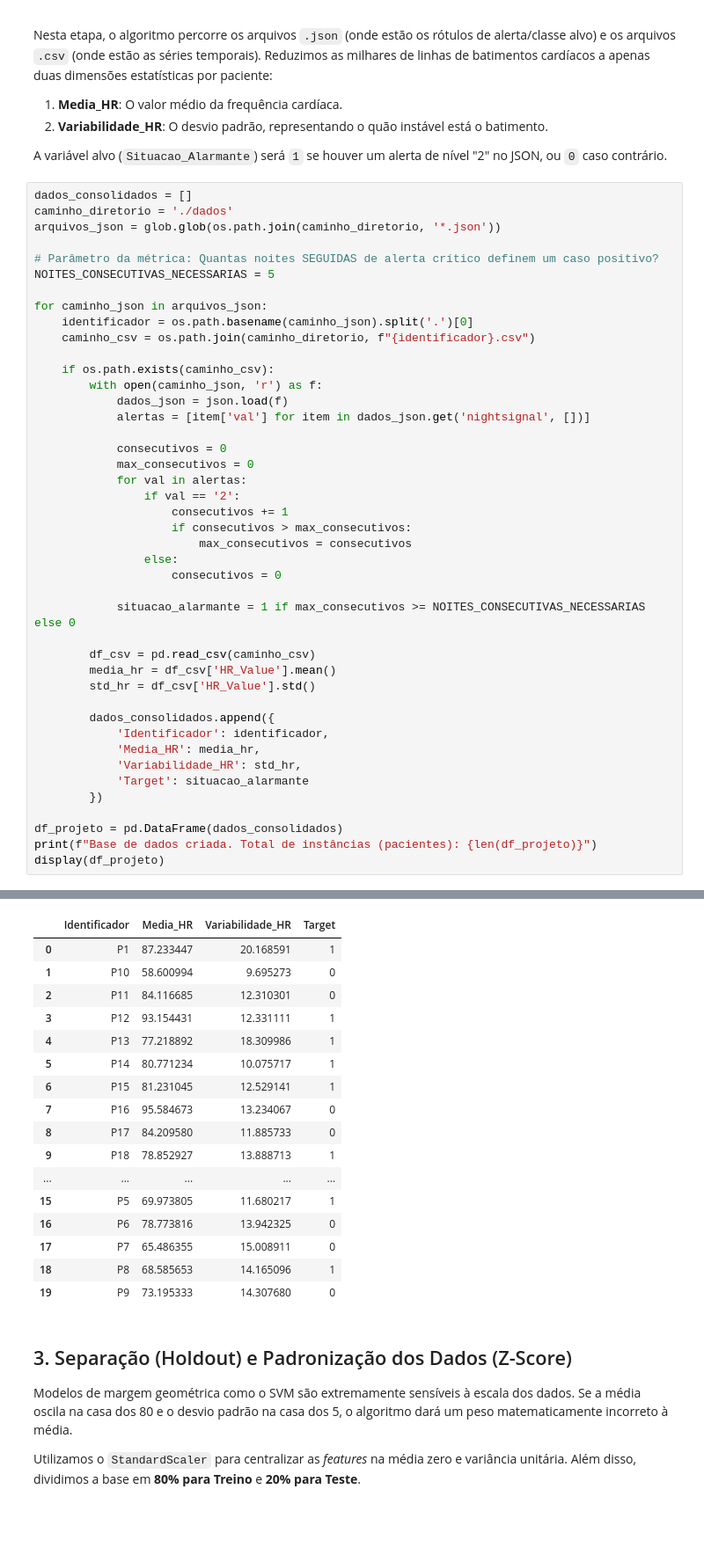
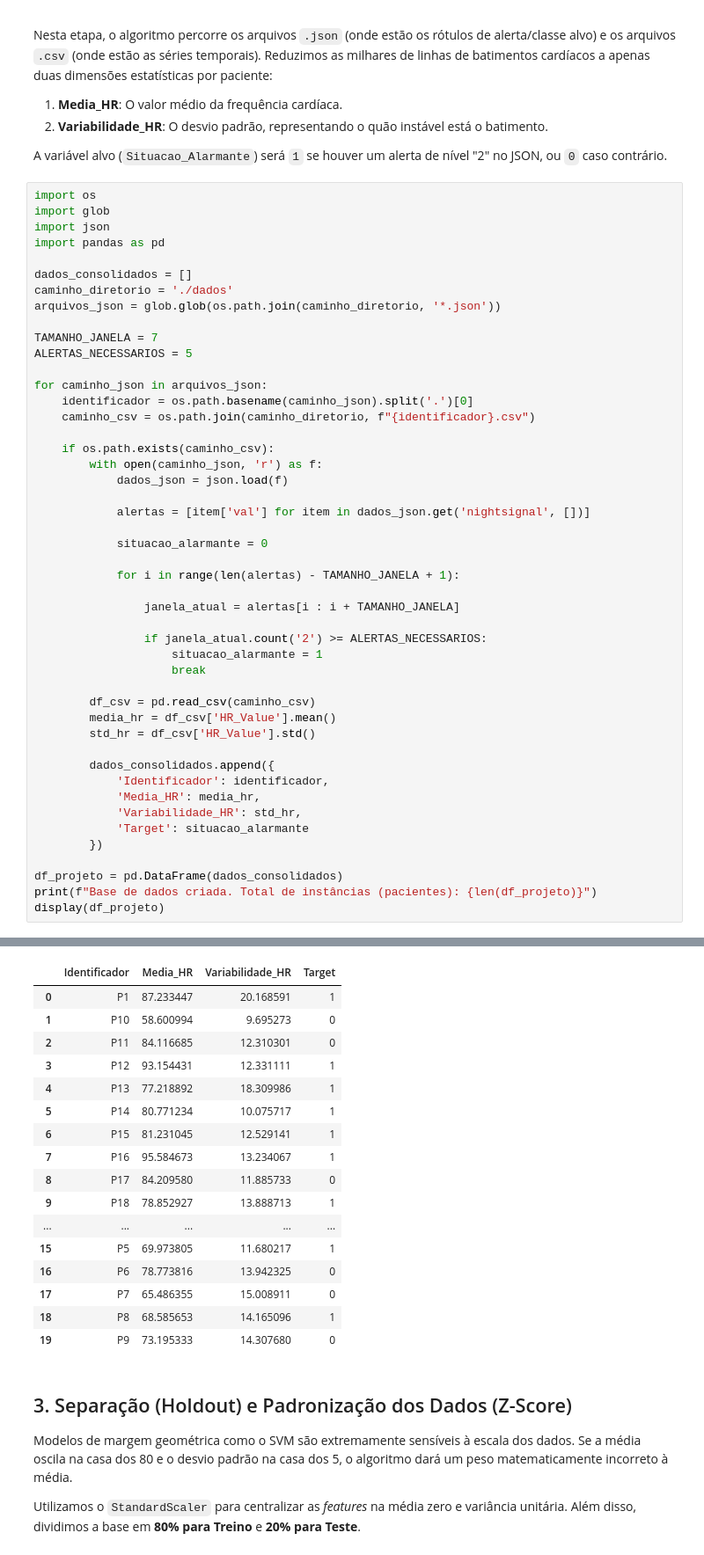
Before and after one commit to Lipe-Gomes/trab02_IA, a Jupyter notebook: svm.ipynb, the cells around one changed output, grey strips where cells are left out. Shown at 88% size. Cells and saved outputs as stored; diff of their text form; blank space fills up the shorter version.

```diff
--- a/svm.ipynb
+++ b/svm.ipynb
@@ -56,12 +56,17 @@ Reduzimos as milhares de linhas de batimentos cardíacos a apenas duas dimensõe
 
 A variável alvo (`Situacao_Alarmante`) será `1` se houver um alerta de nível "2" no JSON, ou `0` caso contrário.
 # %%
+import os
+import glob
+import json
+import pandas as pd
+
 dados_consolidados = []
 caminho_diretorio = './dados'
 arquivos_json = glob.glob(os.path.join(caminho_diretorio, '*.json'))
 
-# Parâmetro da métrica: Quantas noites SEGUIDAS de alerta crítico definem um caso positivo?
-NOITES_CONSECUTIVAS_NECESSARIAS = 5
+TAMANHO_JANELA = 7
+ALERTAS_NECESSARIOS = 5
 
 for caminho_json in arquivos_json:
     identificador = os.path.basename(caminho_json).split('.')[0]
@@ -70,45 +75,44 @@ for caminho_json in arquivos_json:
     if os.path.exists(caminho_csv):
         with open(caminho_json, 'r') as f:
             dados_json = json.load(f)
+
             alertas = [item['val'] for item in dados_json.get('nightsignal', [])]
 
-            consecutivos = 0
-            max_consecutivos = 0
-            for val in alertas:
-                if val == '2':
-                    consecutivos += 1
-                    if consecutivos > max_consecutivos:
-                        max_consecutivos = consecutivos
-                else:
-                    consecutivos = 0
+            situacao_alarmante = 0
 
-            situacao_alarmante = 1 if max_consecutivos >= NOITES_CONSECUTIVAS_NECESSARIAS else 0
+            for i in range(len(alertas) - TAMANHO_JANELA + 1):
+
+                janela_atual = alertas[i : i + TAMANHO_JANELA]
+
+                if janela_atual.count('2') >= ALERTAS_NECESSARIOS:
+                    situacao_alarmante = 1
+                    break
 
         df_csv = pd.read_csv(caminho_csv)
         media_hr = df_csv['HR_Value'].mean()
         std_hr = df_csv['HR_Value'].std()
 
         dados_consolidados.append({
             'Identificador': identificador,
             'Media_HR': media_hr,
             'Variabilidade_HR': std_hr,
             'Target': situacao_alarmante
         })
 
 df_projeto = pd.DataFrame(dados_consolidados)
 print(f"Base de dados criada. Total de instâncias (pacientes): {len(df_projeto)}")
 display(df_projeto)
 # %% [output]
 Base de dados criada. Total de instâncias (pacientes): 20
 |  | Identificador | Media_HR | Variabilidade_HR | Target |
 | 0 | P1 | 87.233447 | 20.168591 | 1 |
 | 1 | P10 | 58.600994 | 9.695273 | 0 |
 | 2 | P11 | 84.116685 | 12.310301 | 0 |
 | 3 | P12 | 93.154431 | 12.331111 | 1 |
 | 4 | P13 | 77.218892 | 18.309986 | 1 |
 | 5 | P14 | 80.771234 | 10.075717 | 1 |
 | 6 | P15 | 81.231045 | 12.529141 | 1 |
-| 7 | P16 | 95.584673 | 13.234067 | 0 |
+| 7 | P16 | 95.584673 | 13.234067 | 1 |
 | 8 | P17 | 84.209580 | 11.885733 | 0 |
 | 9 | P18 | 78.852927 | 13.888713 | 1 |
 | ... | ... | ... | ... | ... |
```
Also changed, not shown: parts of 2 cells of this notebook.
